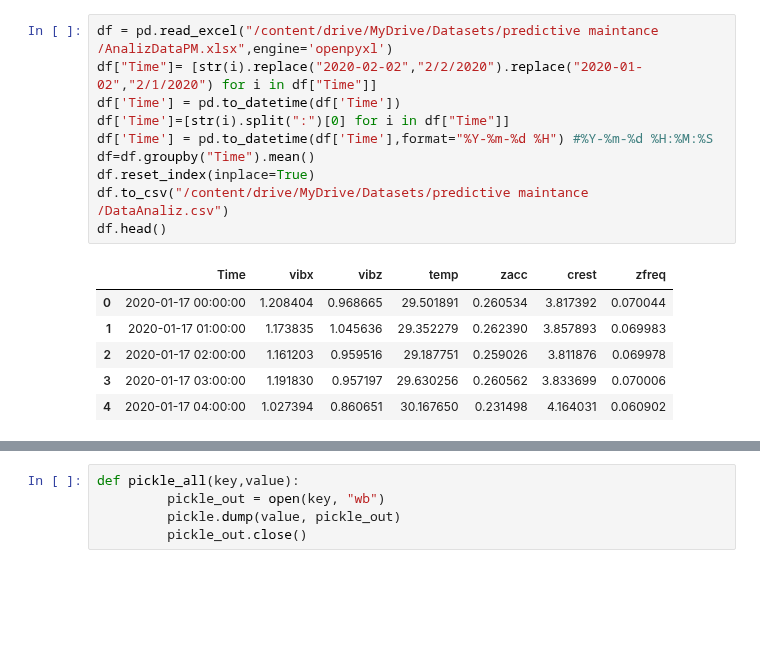
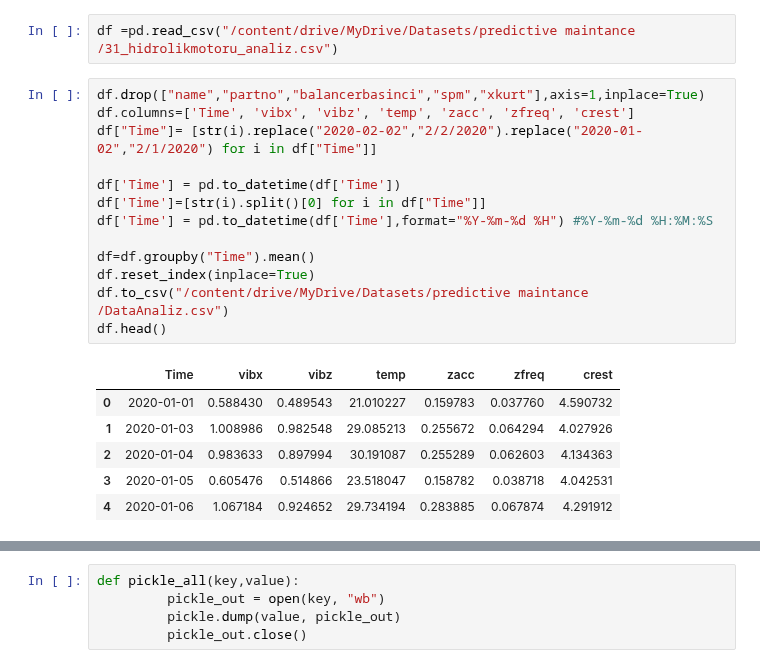
Before and after one commit to MustafaBozkurt84/predictive-maintanance-LSTM, a Jupyter notebook: Lstm_Predictive_maintenance_classification.ipynb, the cells around one changed output, grey strips where cells are left out. Saved outputs shown, nothing was run; the diff lists cells and outputs as text; blank space fills up the shorter version.

```diff
--- a/Lstm_Predictive_maintenance_classification.ipynb
+++ b/Lstm_Predictive_maintenance_classification.ipynb
@@ -31,17 +31,22 @@ Mounted at /content/drive
+# %%
+df =pd.read_csv("/content/drive/MyDrive/Datasets/predictive maintance /31_hidrolikmotoru_analiz.csv")
 # %%
-df = pd.read_excel("/content/drive/MyDrive/Datasets/predictive maintance /AnalizDataPM.xlsx",engine='openpyxl')
+df.drop(["name","partno","balancerbasinci","spm","xkurt"],axis=1,inplace=True)
+df.columns=['Time', 'vibx', 'vibz', 'temp', 'zacc', 'zfreq', 'crest']
 df["Time"]= [str(i).replace("2020-02-02","2/2/2020").replace("2020-01-02","2/1/2020") for i in df["Time"]]
+
 df['Time'] = pd.to_datetime(df['Time'])
-df['Time']=[str(i).split(":")[0] for i in df["Time"]]
+df['Time']=[str(i).split()[0] for i in df["Time"]]
 df['Time'] = pd.to_datetime(df['Time'],format="%Y-%m-%d %H") #%Y-%m-%d %H:%M:%S
+
 df=df.groupby("Time").mean()
 df.reset_index(inplace=True)
 df.to_csv("/content/drive/MyDrive/Datasets/predictive maintance /DataAnaliz.csv")
 df.head()
 # %% [output]
-|  | Time | vibx | vibz | temp | zacc | crest | zfreq |
-| 0 | 2020-01-17 00:00:00 | 1.208404 | 0.968665 | 29.501891 | 0.260534 | 3.817392 | 0.070044 |
-| 1 | 2020-01-17 01:00:00 | 1.173835 | 1.045636 | 29.352279 | 0.262390 | 3.857893 | 0.069983 |
-| 2 | 2020-01-17 02:00:00 | 1.161203 | 0.959516 | 29.187751 | 0.259026 | 3.811876 | 0.069978 |
-| 3 | 2020-01-17 03:00:00 | 1.191830 | 0.957197 | 29.630256 | 0.260562 | 3.833699 | 0.070006 |
-| 4 | 2020-01-17 04:00:00 | 1.027394 | 0.860651 | 30.167650 | 0.231498 | 4.164031 | 0.060902 |
+|  | Time | vibx | vibz | temp | zacc | zfreq | crest |
+| 0 | 2020-01-01 | 0.588430 | 0.489543 | 21.010227 | 0.159783 | 0.037760 | 4.590732 |
+| 1 | 2020-01-03 | 1.008986 | 0.982548 | 29.085213 | 0.255672 | 0.064294 | 4.027926 |
+| 2 | 2020-01-04 | 0.983633 | 0.897994 | 30.191087 | 0.255289 | 0.062603 | 4.134363 |
+| 3 | 2020-01-05 | 0.605476 | 0.514866 | 23.518047 | 0.158782 | 0.038718 | 4.042531 |
+| 4 | 2020-01-06 | 1.067184 | 0.924652 | 29.734194 | 0.283885 | 0.067874 | 4.291912 |
```
Also changed, not shown: parts of 42 cells of this notebook.
